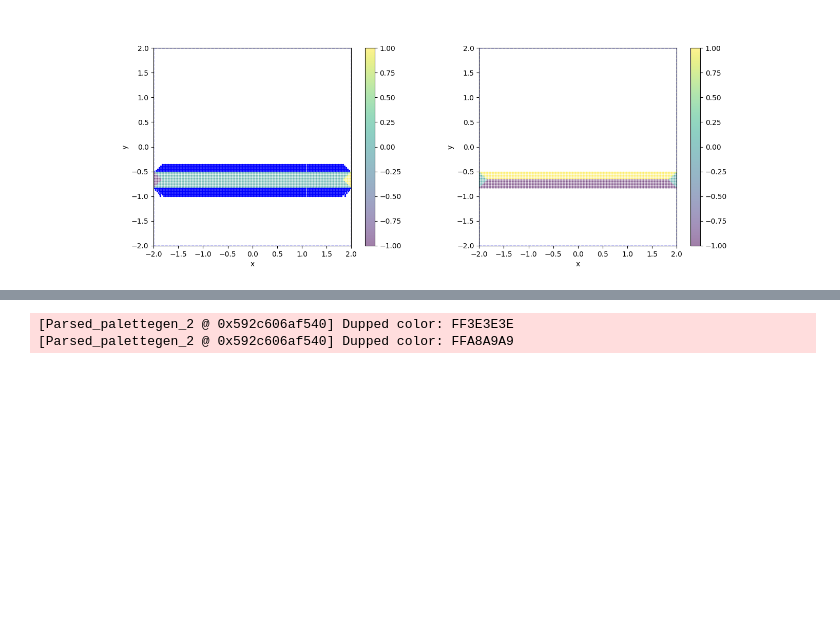
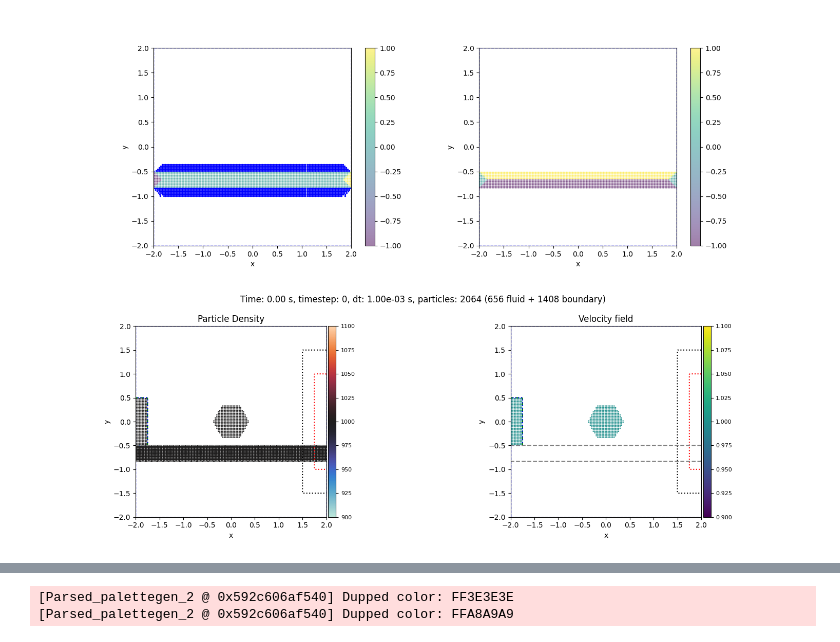
Before and after one commit to wi-re/diffSPH, a Jupyter notebook: partiBench/02_outlet.ipynb, the cells around one changed output, grey strips where cells are left out. Saved outputs shown, nothing was run; the diff lists cells and outputs as text; code cells hidden in the pictures; blank space fills up the shorter version.

```diff
--- a/partiBench/02_outlet.ipynb
+++ b/partiBench/02_outlet.ipynb
@@ -772,3 +187,9 @@ config['regions'] = regions
+# %%
+
+
+
+particleState = generateInitialParticles(config)
+perennialState = copy.deepcopy(particleState)
 # %%
 fig, axis = plt.subplots(1,2, figsize = (15,5), squeeze = False)
 setPlotBaseAttributes(axis[0,0], config)
@@ -797,46 +218,39 @@ fig.colorbar(sc2, ax = axis[0,1])
 # %% [output]
 <matplotlib.colorbar.Colorbar at 0x...>
 [figure]
-# %%
-if 'regions' in  config and config['regions'] is not None:
-    perennialState['outletGhost'] = buildOutletGhostParticles(config['regions'], perennialState, config)
-
-# perennialState['outletGhost'].keys()
 # %%
-# fig, axis = plt.subplots(1,2, figsize = (15,5), squeeze = False)
-# s = 0.5
+fig, axis = plt.subplots(1,2, figsize = (15,5), squeeze = False)
+s = 0.5
 
-# visualizationState = prepVisualizationState(perennialState, config, grid = True)
-# plotRegions(regions, axis[0,0])
-# # plotRegions(regions, axis[0,1])
+visualizationState = prepVisualizationState(perennialState, config, grid = True)
+plotRegions(config['regions'], axis[0,0], plotFluid=False, plotParticles=False)
+plotRegions(config['regions'], axis[0,1], plotFluid=False, plotParticles=False)
 
-# # indexPlot = visualizeParticleQuantity(fig, axis[0,0], config, visualizationState, quantity = 'densities', mapping = '.x', s = s,
-#                         #   scaling = 'sym', gridVisualization=False, cmap = 'icefire', title = 'Particle Density', which = 'both', plotBoth = True, midPoint = 1000)
-# # quantPlot = visualizeParticleQuantity(fig, axis[0,1], config, visualizationState, quantity = 'velocities', mapping = 'L2', s = s,
-#                         #   scaling = 'lin', gridVisualization=False, cmap = 'viridis', streamLines = False, operation = None, title = 'Velocity field', plotBoth = False, which = 'fluid', midPoint = 1000)
+indexPlot = visualizeParticleQuantity(fig, axis[0,0], config, visualizationState, quantity = 'densities', mapping = '.x', s = s,
+                          scaling = 'sym', gridVisualization=False, cmap = 'icefire', title = 'Particle Density', which = 'both', plotBoth = True, midPoint = 1000)
+quantPlot = visualizeParticleQuantity(fig, axis[0,1], config, visualizationState, quantity = 'velocities', mapping = 'L2', s = s,
+                          scaling = 'lin', gridVisualization=False, cmap = 'viridis', streamLines = False, operation = None, title = 'Velocity field', plotBoth = False, which = 'fluid', midPoint = 1000)
 
 
-# axis[0,0].scatter(perennialState['outletGhost']['positions'][:,0].detach().cpu().numpy(), perennialState['outletGhost']['positions'][:,1].detach().cpu().numpy(), c = 'red', marker = 'o', s = 1)
-# axis[0,0].scatter(perennialState['fluid']['positions'][perennialState['outletGhost']['fluidIndex'],0].detach().cpu().numpy(), perennialState['fluid']['positions'][perennialState['outletGhost']['fluidIndex'],1].detach().cpu().numpy(), c = 'blue', marker = 'o', s = 1)
+# axis[0,0].scatter(
+#     perennialState['boundary']['positions'][:,0].detach().cpu().numpy(),
+#     perennialState['boundary']['positions'][:,1].detach().cpu().numpy(),
+#     c = 'black',
+#     marker = 'x',
+#     s = 1,
+#     alpha = 0.5)
+# axis[0,1].scatter(
+#     perennialState['boundary']['positions'][:,0].detach().cpu() .numpy(),
+#     perennialState['boundary']['positions'][:,1].detach().cpu().numpy(),
+#     c = 'black',
+#     marker = 'x',
+#     s = 1,
+#     alpha = 0.5)
 
 
-# # axis[0,0].scatter(
-# #     perennialState['boundary']['positions'][:,0].detach().cpu().numpy(),
-# #     perennialState['boundary']['positions'][:,1].detach().cpu().numpy(),
-# #     c = 'black',
-# #     marker = 'x',
-# #     s = 1,
-# #     alpha = 0.5)
-# # axis[0,1].scatter(
-# #     perennialState['boundary']['positions'][:,0].detach().cpu() .numpy(),
-# #     perennialState['boundary']['positions'][:,1].detach().cpu().numpy(),
-# #     c = 'black',
-# #     marker = 'x',
-# #     s = 1,
-# #     alpha = 0.5)
+fig.suptitle(f'Time: {perennialState["time"]:.2f} s, timestep: {perennialState["timestep"]}, dt: {perennialState["dt"]:.2e} s, particles: {perennialState["fluid"]["numParticles"] + perennialState["boundary"]["numParticles"]} ({perennialState["fluid"]["numParticles"]} fluid + {perennialState["boundary"]["numParticles"]} boundary)')
 
 
-# fig.suptitle(f'Time: {perennialState["time"]:.2f} s, timestep: {perennialState["timestep"]}, dt: {perennialState["dt"]:.2e} s, particles: {perennialState["fluid"]["numParticles"] + perennialState["boundary"]["numParticles"]} ({perennialState["fluid"]["numParticles"]} fluid + {perennialState["boundary"]["numParticles"]} boundary)')
-
-
-# fig.tight_layout()
+fig.tight_layout()
+# %% [output]
+[figure, added]
```
Also changed, not shown: parts of 39 cells of this notebook, 8 other files.
